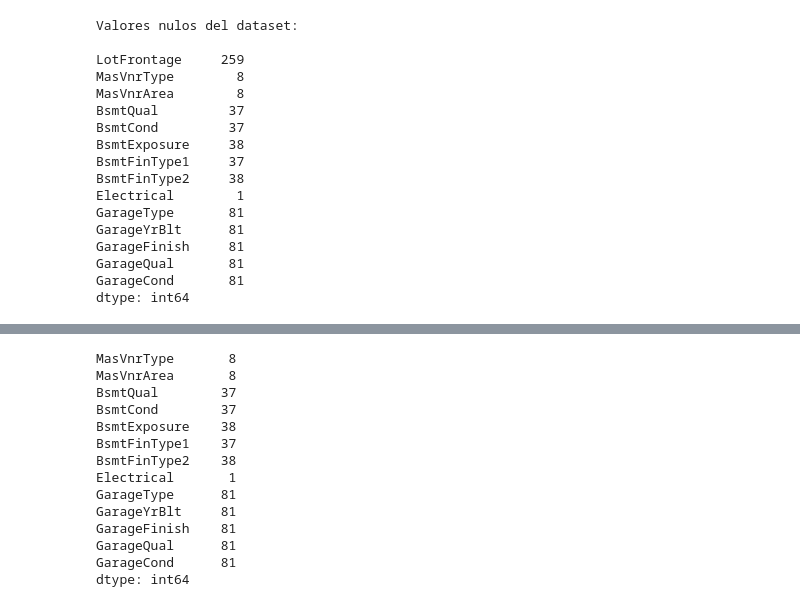
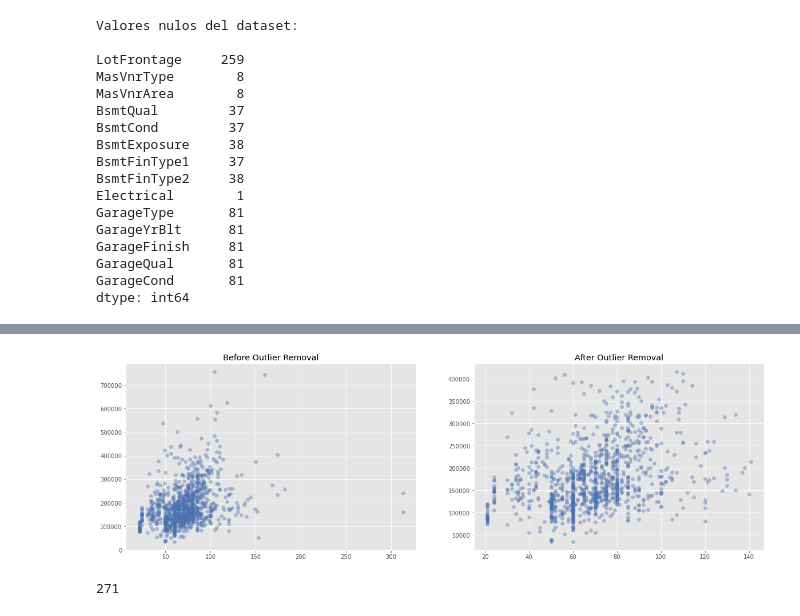
Before and after one commit to LaloVene/Kaggle-House-Prices, a Jupyter notebook: house_prices.ipynb, the cells around one changed output, grey strips where cells are left out. Cells and saved outputs as stored; diff of their text form; code cells hidden in the pictures.

```diff
--- a/house_prices.ipynb
+++ b/house_prices.ipynb
@@ -118,0 +145,7 @@ df.drop("LotFrontage", axis = 1, inplace=True)
+# %%
+sust = []
+for col in obj_col:
+    dic = {}
+    for i,t in enumerate(df[col].unique()):
+        dic[t] = i
+    sust.append(dic)
@@ -119,17 +181,13 @@ df.drop("LotFrontage", axis = 1, inplace=True)
+# %%
+fig, ax = plt.subplots(1,2, figsize=(20, 6))
+ax[0].scatter(df1.LotFrontage, df1.SalePrice, alpha = 0.4)
+ax[0].set_title("Before Outlier Removal")
+ax[1].scatter(df2.LotFrontage, df2.SalePrice, alpha = 0.4)
+ax[1].set_title("After Outlier Removal")
+plt.show()
+# %% [output]
+[figure, added]
 # %%
-df.isnull().sum(axis = 0)[df.isnull().sum(axis = 0)>0]
+df2.isnull().sum(axis = 0)[df2.isnull().sum(axis = 0)>0].max()
 # %% [output]
-MasVnrType       8
-MasVnrArea       8
-BsmtQual        37
-BsmtCond        37
-BsmtExposure    38
-BsmtFinType1    37
-BsmtFinType2    38
-Electrical       1
-GarageType      81
-GarageYrBlt     81
-GarageFinish    81
-GarageQual      81
-GarageCond      81
-dtype: int64
+271
```
Also changed, not shown: parts of 20 cells of this notebook.
